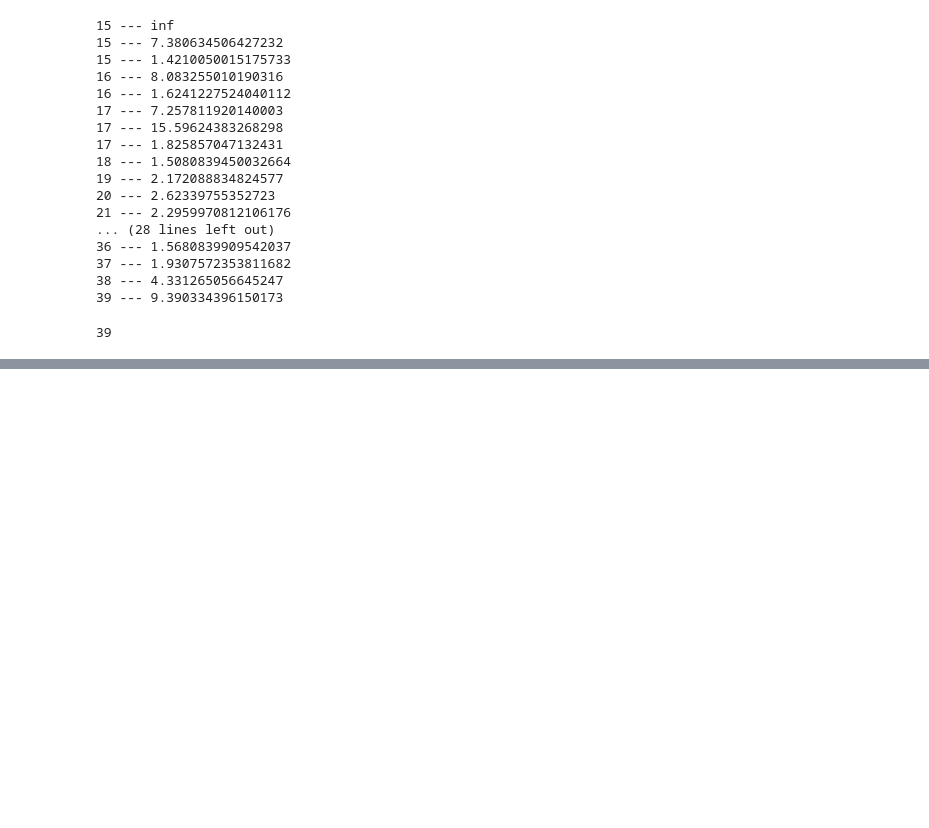
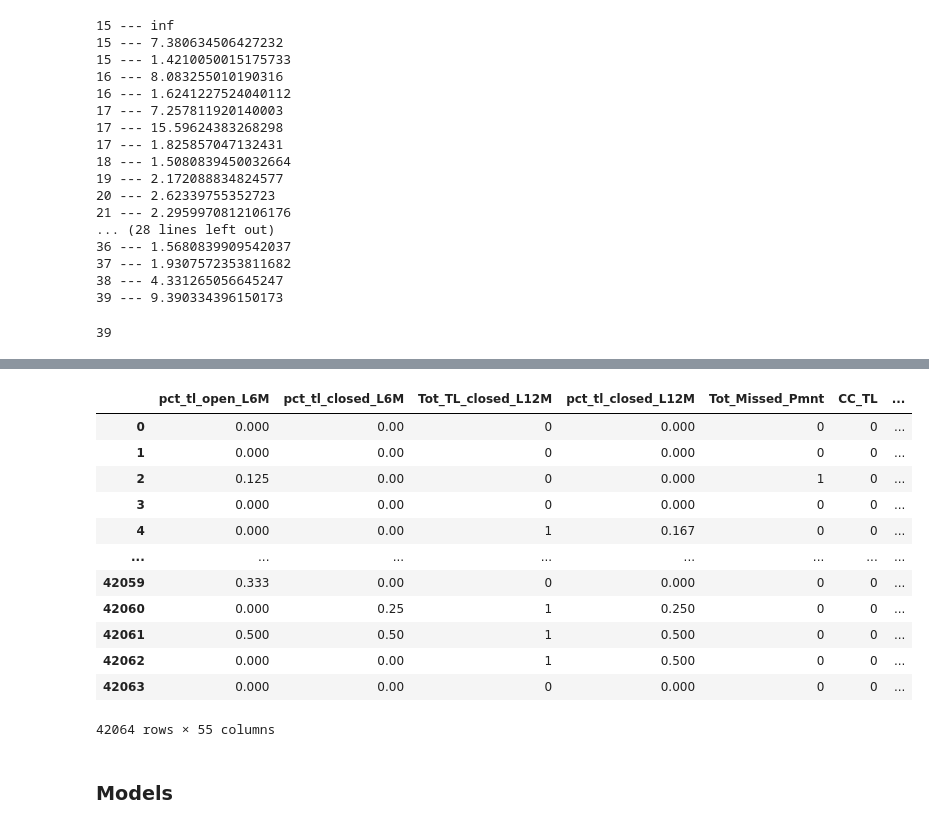
Before and after one commit to satyam1256/Credit_Risk, a Jupyter notebook: index.ipynb, the cells around one changed output, grey strips where cells are left out. Cells and saved outputs as stored; diff of their text form; code cells hidden in the pictures; blank space fills up the shorter version.

```diff
--- a/index.ipynb
+++ b/index.ipynb
@@ -276,0 +331,24 @@ df
+# %%
+
+# for i in df["EDUCATION"]:
+#     if(i == "GRADUATE"):
+#         df["EDUCATION"] = df["EDUCATION"].replace(i , 3)
+#     elif(i == "UNDER GRADUATE"):
+#         df["EDUCATION"] = df["EDUCATION"].replace(i , 3)
+#     elif(i == "POST-GRADUATE"):
+#         df["EDUCATION"] = df["EDUCATION"].replace(i , 4)
+#     elif(i == "PROFESSIONAL"):
+#         df["EDUCATION"] = df["EDUCATION"].replace(i , 3)
+#     else:
+#         df["EDUCATION"] = df["EDUCATION"].replace(i , 1)
+
+
+# df.loc[condition , column] = value
+
+df.loc[df['EDUCATION'] == 'SSC',['EDUCATION']]              = 1
+df.loc[df['EDUCATION'] == '12TH',['EDUCATION']]             = 2
+df.loc[df['EDUCATION'] == 'GRADUATE',['EDUCATION']]         = 3
+df.loc[df['EDUCATION'] == 'UNDER GRADUATE',['EDUCATION']]   = 3
+df.loc[df['EDUCATION'] == 'POST-GRADUATE',['EDUCATION']]    = 4
+df.loc[df['EDUCATION'] == 'OTHERS',['EDUCATION']]           = 1
+df.loc[df['EDUCATION'] == 'PROFESSIONAL',['EDUCATION']]     = 3
@@ -276,0 +364,2 @@ df
+# %%
+df['EDUCATION'] = df['EDUCATION'].astype(int)
@@ -276,0 +377,3 @@ df
+# %%
+# One Hot Encoding for the categorical features
+df_encoded = pd.get_dummies(df, columns=['MARITALSTATUS','GENDER', 'last_prod_enq2' ,'first_prod_enq2'])
@@ -276,0 +415,16 @@ df
+# %%
+df_encoded
+# %% [output]
+|  | pct_tl_open_L6M | pct_tl_closed_L6M | Tot_TL_closed_L12M | pct_tl_closed_L12M | Tot_Missed_Pmnt | CC_TL | ... |
+| 0 | 0.000 | 0.00 | 0 | 0.000 | 0 | 0 | ... |
+| 1 | 0.000 | 0.00 | 0 | 0.000 | 0 | 0 | ... |
+| 2 | 0.125 | 0.00 | 0 | 0.000 | 1 | 0 | ... |
+| 3 | 0.000 | 0.00 | 0 | 0.000 | 0 | 0 | ... |
+| 4 | 0.000 | 0.00 | 1 | 0.167 | 0 | 0 | ... |
+| ... | ... | ... | ... | ... | ... | ... | ... |
+| 42059 | 0.333 | 0.00 | 0 | 0.000 | 0 | 0 | ... |
+| 42060 | 0.000 | 0.25 | 1 | 0.250 | 0 | 0 | ... |
+| 42061 | 0.500 | 0.50 | 1 | 0.500 | 0 | 0 | ... |
+| 42062 | 0.000 | 0.00 | 1 | 0.500 | 0 | 0 | ... |
+| 42063 | 0.000 | 0.00 | 0 | 0.000 | 0 | 0 | ... |
+42064 rows × 55 columns
@@ -276,0 +438,2 @@ df
+# %% [markdown]
+### Models
```
Also changed, not shown: parts of 22 cells of this notebook, 2 other files.
